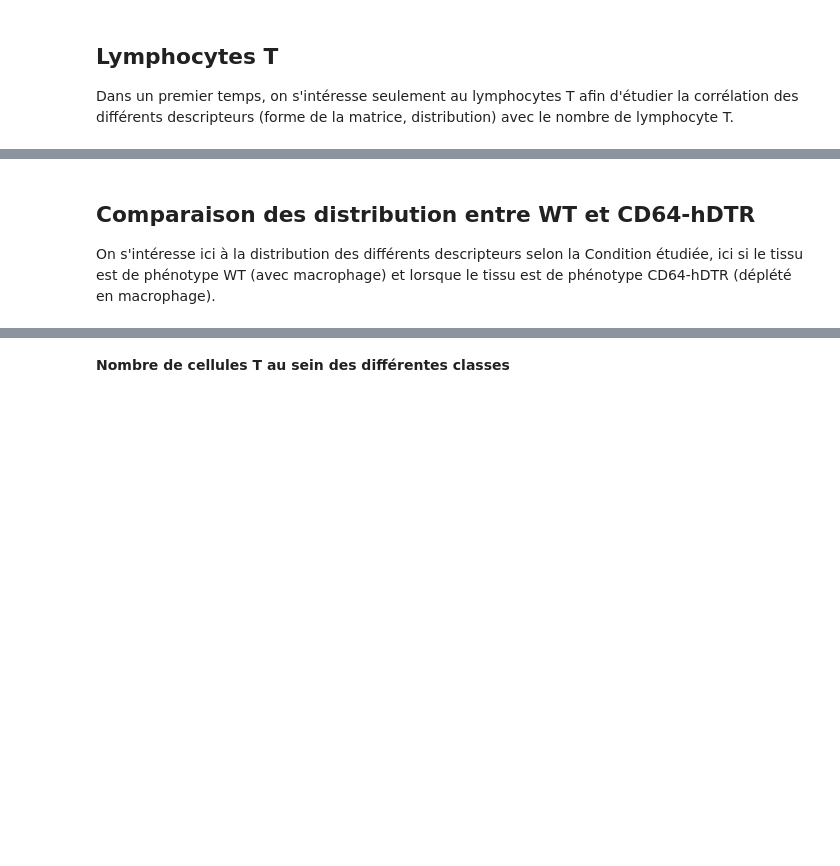
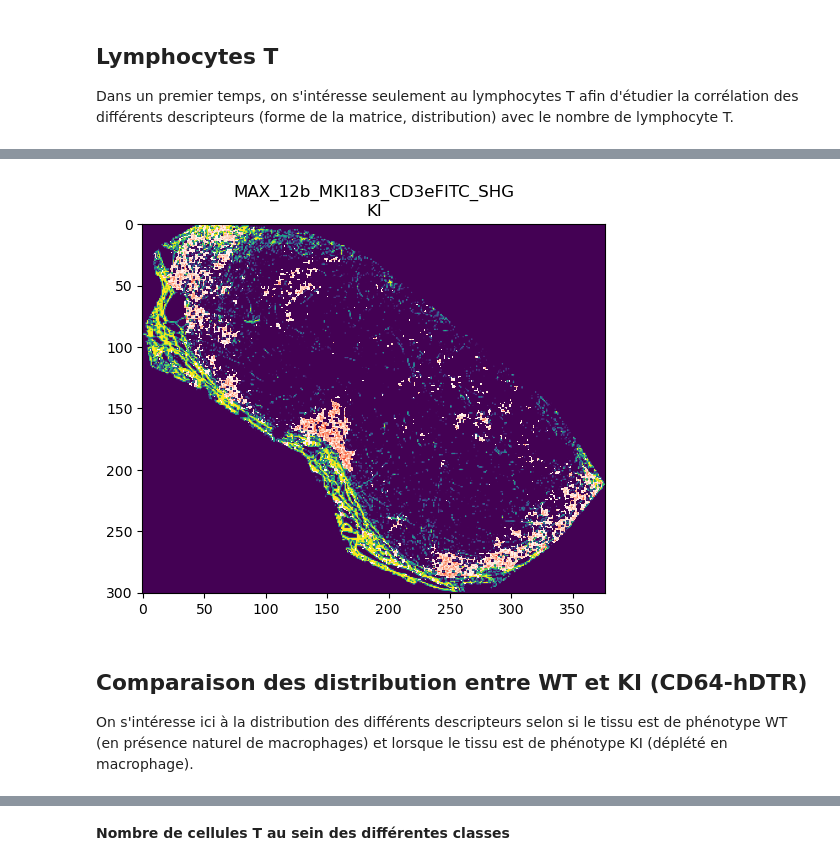
Before and after one commit to Trysis/TumorMEC, a Jupyter notebook: src/analysis.ipynb, the cells around one changed output, grey strips where cells are left out. Saved outputs shown, nothing was run; the diff lists cells and outputs as text; code cells hidden in the pictures; blank space fills up the shorter version.

```diff
--- a/src/analysis.ipynb
+++ b/src/analysis.ipynb
@@ -222,19 +252,21 @@ dt_cd3_tumor_perfile
 # %%
 ## Cell with density
 i = 14
 name = dt_cd3_tumor_perfile.index[i]
 # Show density
-m = ExtractMap.ExtractMap(df_all_cd3, "Density20", choose=name)
+m = ExtractMap.ExtractMap(df_cd3_tumor, "Density20", choose=name)
 plt.imshow(m)
 
 # Show T Cells
-p = ExtractMap.ExtractMap(df_all_cd3, "Cells", choose=name)
+p = ExtractMap.ExtractMap(df_cd3_tumor, "Cells", choose=name)
 p[p == 0] = np.nan
 plt.imshow(p, cmap=plt.cm.Reds)
 plt.title(f"{dt_cd3_tumor_perfile['Name'].iloc[i]}\n{dt_cd3_tumor_perfile['Condition'].iloc[i]}")
 plt.show()
+# %% [output]
+[figure, added]
 # %% [markdown]
-## Comparaison des distribution entre WT et CD64-hDTR
+## Comparaison des distribution entre WT et KI (CD64-hDTR)
 
-On s'intéresse ici à la distribution des différents descripteurs selon la Condition étudiée, ici si le tissu est de phénotype WT (avec macrophage) et lorsque le tissu est de phénotype CD64-hDTR (déplété en macrophage).
+On s'intéresse ici à la distribution des différents descripteurs selon si le tissu est de phénotype WT (en présence naturel de macrophages) et lorsque le tissu est de phénotype KI (déplété en macrophage).
 # %%
```
Also changed, not shown: parts of 37 cells of this notebook, 1 other file.
